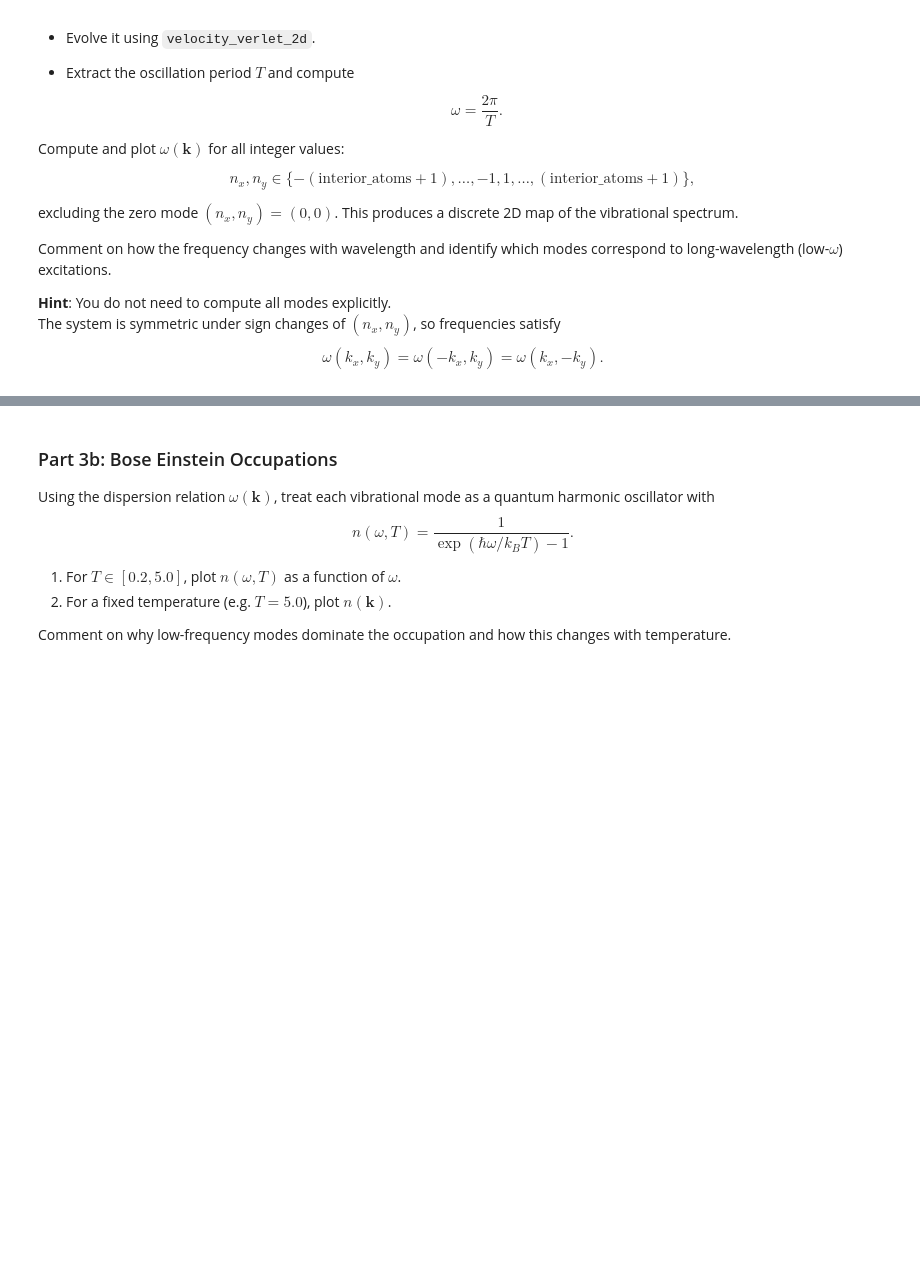
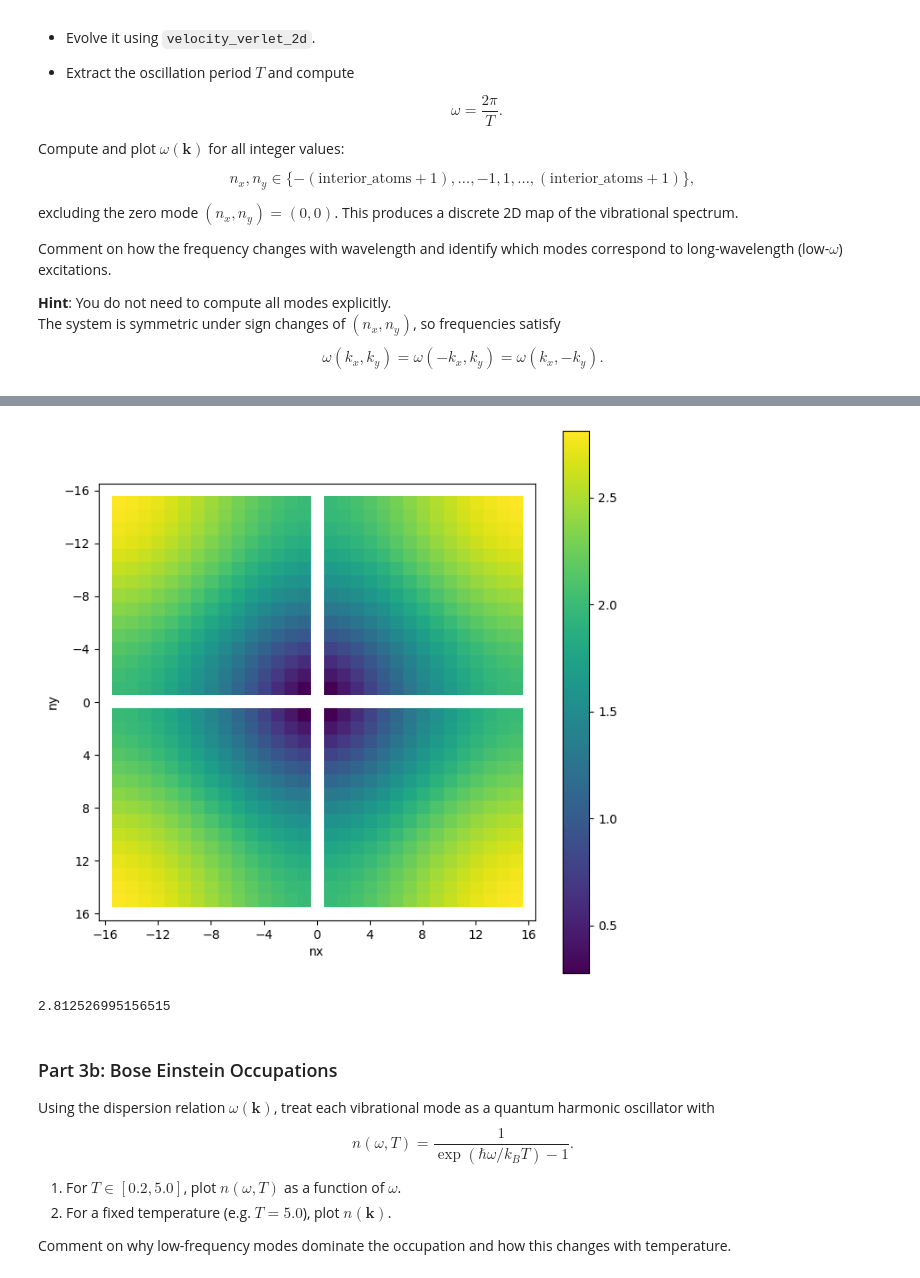
Before and after one commit to Danielle-06/Statfys-2-2026, a Jupyter notebook: 03.lattice_vibrations_nb.ipynb, the cells around one changed output, grey strips where cells are left out. Cells and saved outputs as stored; diff of their text form; code cells hidden in the pictures; blank space fills up the shorter version.

```diff
--- a/03.lattice_vibrations_nb.ipynb
+++ b/03.lattice_vibrations_nb.ipynb
@@ -160,0 +155,6 @@ print(nx)
+# %%
+uv_flat, kx,ky = make_initial_displacement(nx=4,ny=1,interior_atoms=interior_atoms) # create initial grid
+orbit_qs, orbit_ps, orbit_ts = velocity_verlet_2d(uv_flat,spring_force_2d) # evolve grid
+T_orbit = orbit_ts[-1]
+w_orbit = 2*np.pi/T_orbit
+print(w_orbit)
@@ -160,0 +198,4 @@ print(nx)
+# %%
+n_max = interior_atoms+1
+n = np.arange(1,n_max+1,1)
+print(n)
@@ -160,0 +204,8 @@ print(nx)
+# %%
+w = np.zeros([n_max,n_max]) # The frequencies are the same for all quadrants of the nx,ny plane
+
+for i in range(len(n)):
+    for j in range(len(n)):
+        w[i,j] = Get_angfreq(n[i], n[j], interior_atoms)
+
+print(w)
@@ -161,3 +230,27 @@ print(nx)
+# %%
+w_tot = np.zeros([2*n_max+1,2*n_max+1])
+np.shape(w_tot)
+w_tot[17:33,17:33] = w
+w_tot[0:16,17:33] = np.rot90(w)
+w_tot[0:16,0:16] = np.rot90(np.rot90(w))
+w_tot[17:33,0:16] = np.rot90(np.rot90(np.rot90(w)))
+w_tot[16,:],w_tot[:,16] = np.nan,np.nan
+# %%
+extent = [-16.5, 16.5, 16.5, -16.5]
+plt.figure(figsize=(8, 8))
+im = plt.imshow(w_tot, extent=extent, cmap='viridis', origin='upper')
+plt.colorbar(im)
+ticks = np.arange(-16, 17, 4)
+plt.xticks(ticks)
+plt.yticks(ticks)
+plt.xlabel("nx")
+plt.ylabel("ny")
+
+plt.show()
+print(np.max(w[14,14]))
+# %% [output]
+[figure, added]
+2.812526995156515
 # %% [markdown]
 ### Part 3b: Bose Einstein Occupations
 
```
Also changed, not shown: parts of 17 cells of this notebook.
